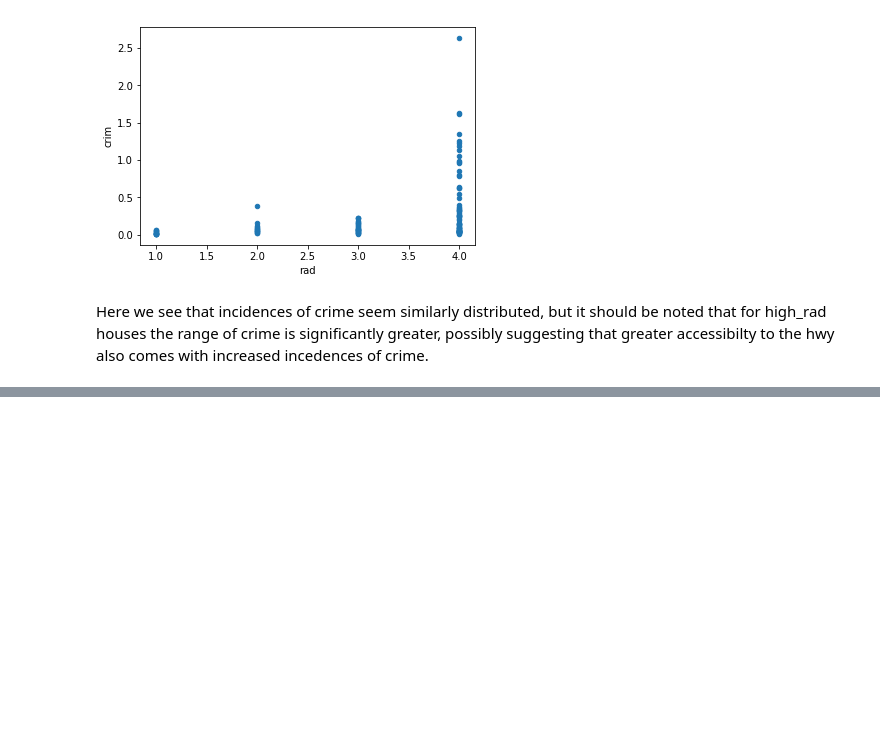
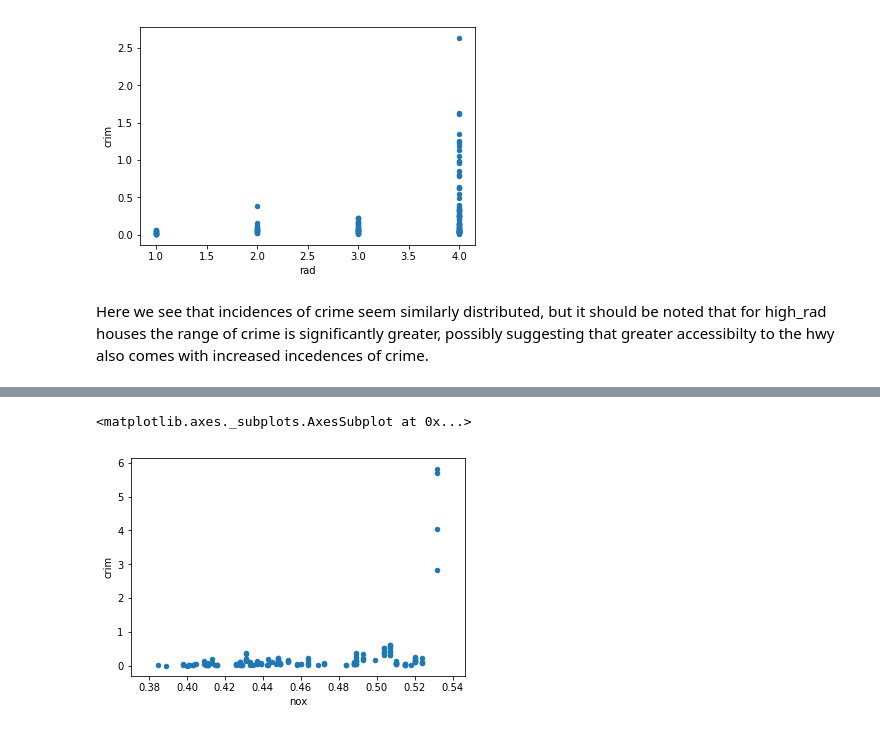
Before and after one commit to rab175/dsc-project-eda-with-pandas-online-ds-pt-071519, a Jupyter notebook: Section04_Project.ipynb, the cells around one changed output, grey strips where cells are left out. Drawn from its saved outputs; the diff is of its cells as text; code cells hidden in the pictures; blank space fills up the shorter version.

```diff
--- a/Section04_Project.ipynb
+++ b/Section04_Project.ipynb
@@ -144,0 +178,5 @@ Here we see that incidences of crime seem similarly distributed, but it should b
+# %%
+low_nox.plot('nox', 'crim', kind='scatter')
+# %% [output]
+<matplotlib.axes._subplots.AxesSubplot at 0x...>
+[figure, added]
```
Also changed, not shown: parts of 22 cells of this notebook.
